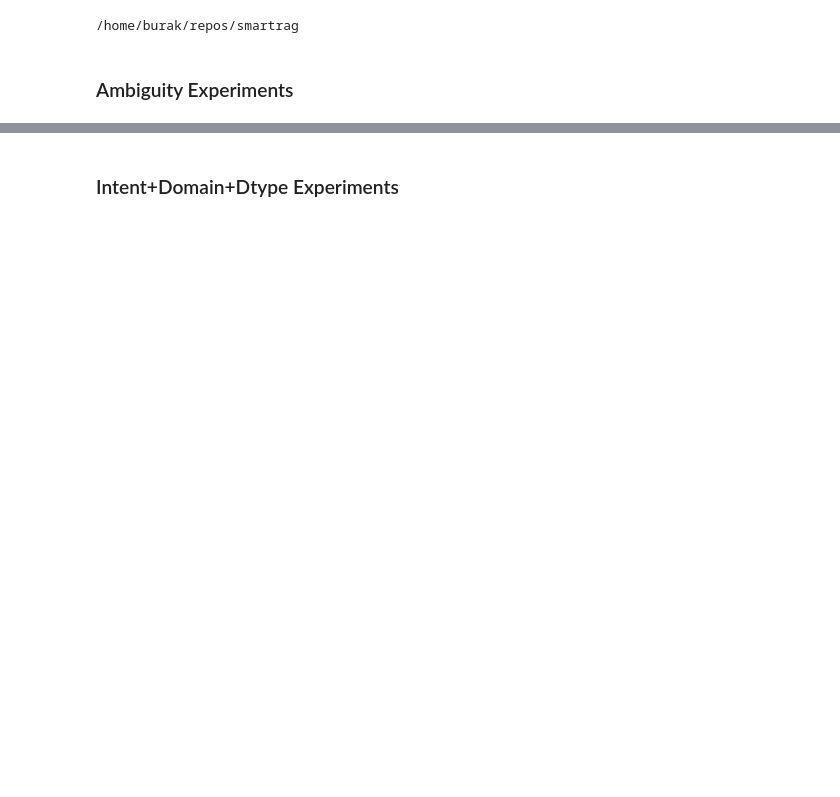
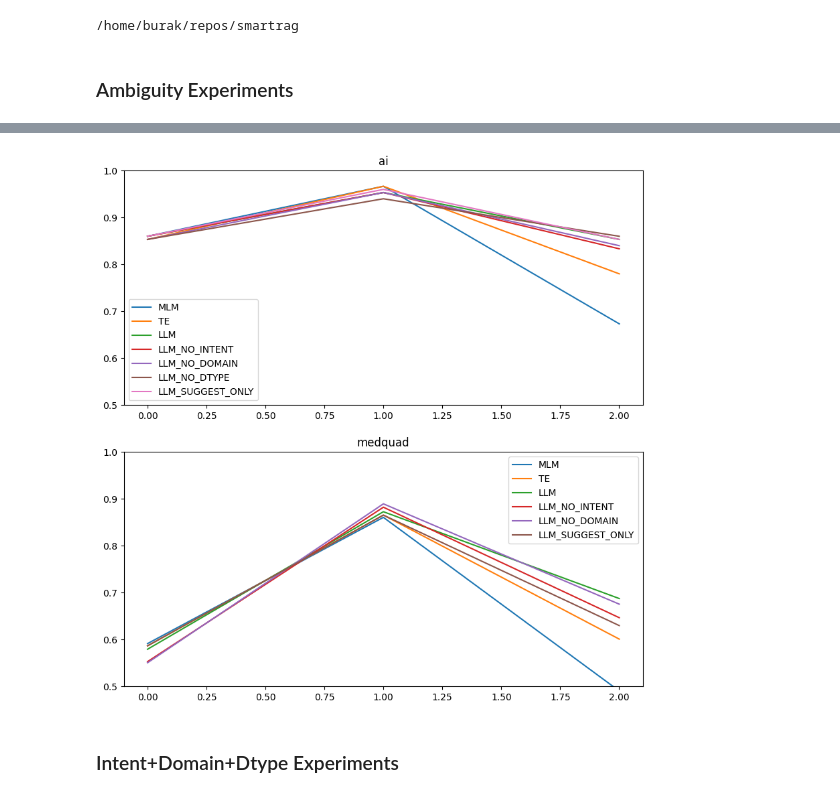
Before and after one commit to darktheorys/smartrag, a Jupyter notebook: notebooks/Scoring_and_Comparison.ipynb, the cells around one changed output, grey strips where cells are left out. Cells and saved outputs as stored; diff of their text form; code cells hidden in the pictures; blank space fills up the shorter version.

```diff
--- a/notebooks/Scoring_and_Comparison.ipynb
+++ b/notebooks/Scoring_and_Comparison.ipynb
@@ -182,13 +172,0 @@ eval_df
-# %%
-import matplotlib.pyplot as plt
-
-fig, axes = plt.subplots(1, 3, figsize=(15, 5))
-
-for i, row in eval_df.iterrows():
-    axes[int(i) // 3].plot(
-        range(3),
-        [row["ambiguous_accuracy"], row["unambiguous_accuracy"], row["disambiguated_accuracy"]],
-        label=row["method"],
-    )
-    axes[int(i) // 3].legend()
-plt.show()
@@ -201,3 +229,21 @@ df = pd.read_csv(f"./data/{dataset_name}_ambiguous_top{top_n}+DOMAIN+LLM+Intent+
+# %%
+import matplotlib.pyplot as plt
+
+fig, axes = plt.subplots(eval_df["dataset_name"].nunique(), 1, figsize=(10, 10))
+
+for axs, (_, group_df) in zip(axes, eval_df.groupby(by="dataset_name")):
+    for i, (_, row) in enumerate(group_df.iterrows()):
+        axs.plot(
+            range(3),
+            [row["ambiguous_accuracy"], row["unambiguous_accuracy"], row["disambiguated_accuracy"]],
+            label=row["method"],
+        )
+        axs.set_title(row["dataset_name"])
+        axs.set_ylim(0.5, 1)
+        axs.legend()
+plt.show()
+# %% [output]
+[figure, added]
 # %% [markdown]
 ### Intent+Domain+Dtype Experiments
 # %%
```
Also changed, not shown: parts of 15 cells of this notebook, 15 other files.
